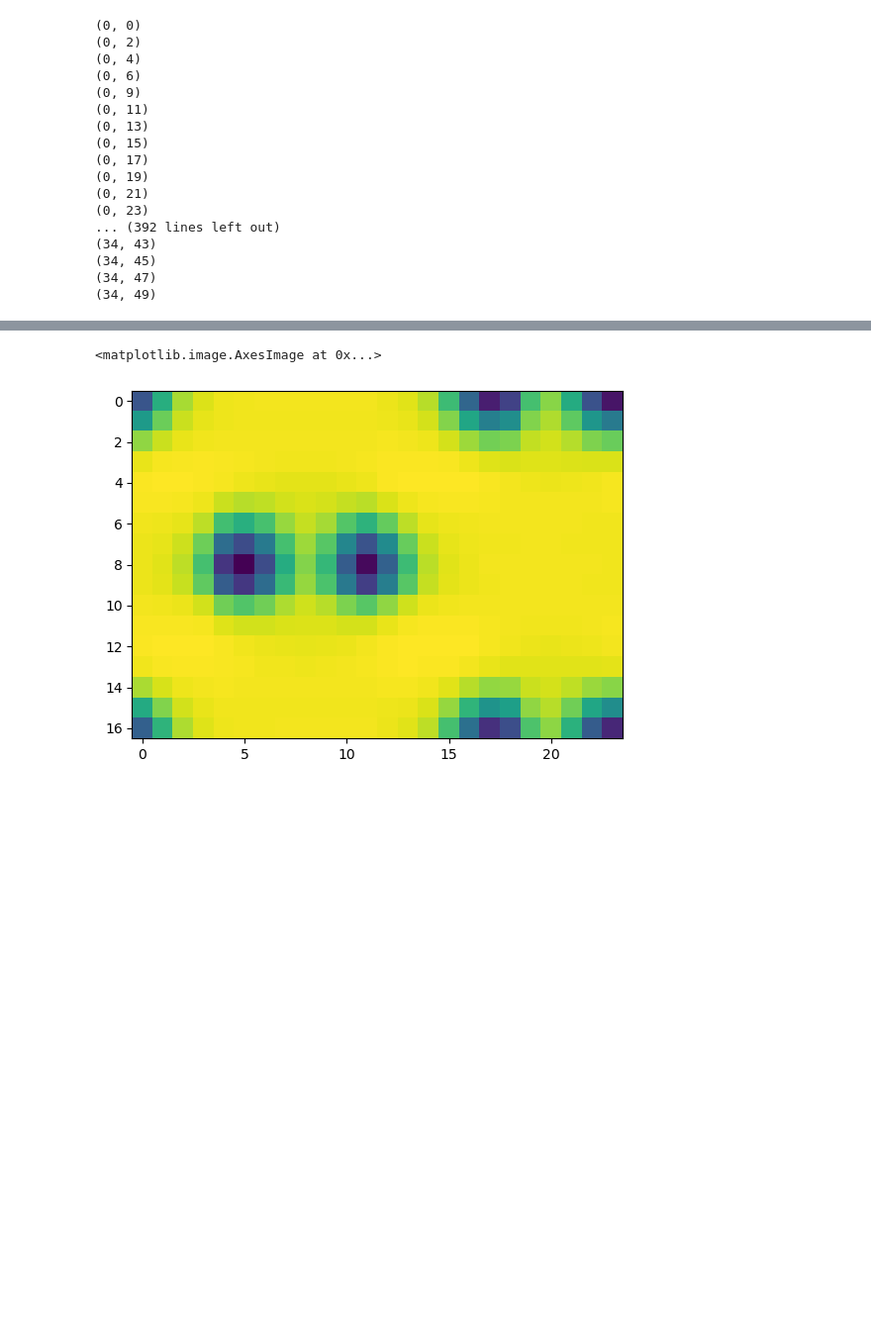
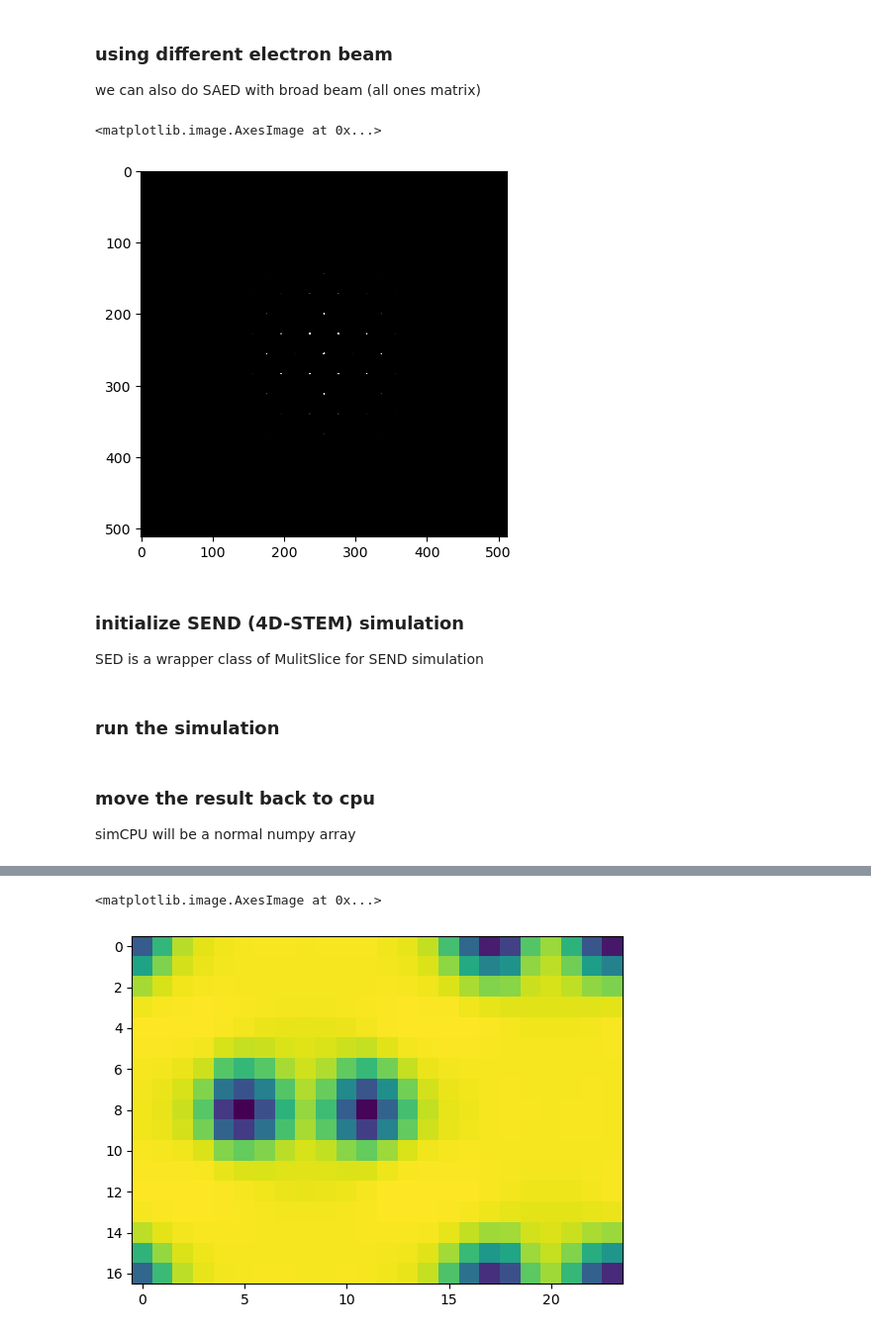
Before and after one commit to swampni/multislice, a Jupyter notebook: sedSim.ipynb, the cells around one changed output, grey strips where cells are left out. Shown at 99% size. Cells and saved outputs as stored; diff of their text form; code cells hidden in the pictures; blank space fills up the shorter version.

```diff
--- a/sedSim.ipynb
+++ b/sedSim.ipynb
@@ -53,0 +75,13 @@ sed.nStep
+# %% [markdown]
+### using different electron beam
+we can also do SAED with broad beam (all ones matrix)
+# %%
+broadBeam = torch.ones(1024, 1024, dtype=torch.complex64, device=device)
+SAED = multi.simulate(broadBeam, [50,100,150,199])
+plt.imshow(toCPU(SAED)[0,256:768,256:768], cmap='gray', vmax=6e9)
+# %% [output]
+<matplotlib.image.AxesImage at 0x...>
+[figure, added]
+# %% [markdown]
+### initialize SEND (4D-STEM) simulation
+SED is a wrapper class of MulitSlice for SEND simulation
@@ -54,22 +98,9 @@ sed.nStep
+# %% [markdown]
+### run the simulation
 # %%
-sim = sed.simulate(probe.T)
+sim = sed.simulate(toGPU(probe))
-# %% [output]
-(0, 0)
-(0, 2)
-(0, 4)
-(0, 6)
-(0, 9)
-(0, 11)
-(0, 13)
-(0, 15)
-(0, 17)
-(0, 19)
-(0, 21)
-(0, 23)
-... (392 lines left out)
-(34, 43)
-(34, 45)
-(34, 47)
-(34, 49)
+# %% [markdown]
+### move the result back to cpu
+simCPU will be a normal numpy array
 # %%
 simCPU = toCPU(sim)
```
Also changed, not shown: parts of 20 cells of this notebook, 7 other files.
